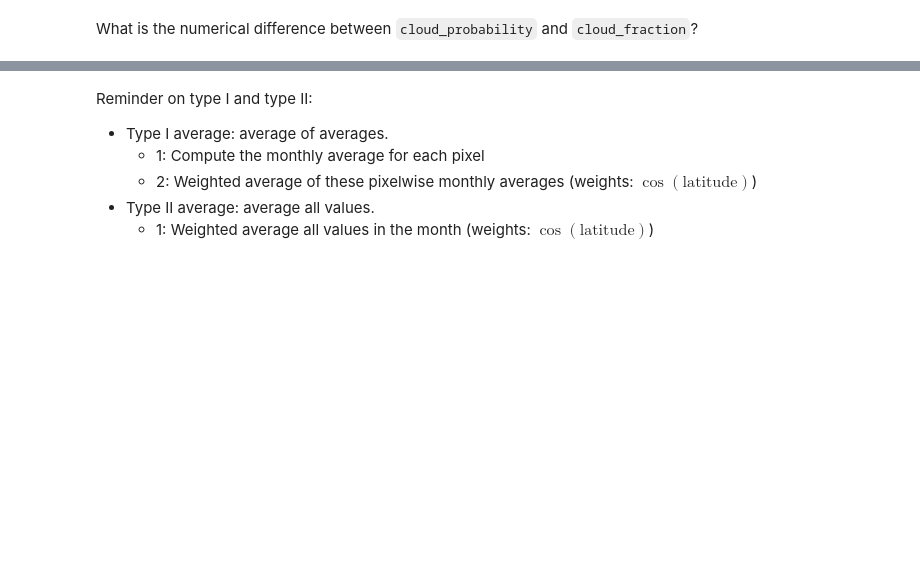
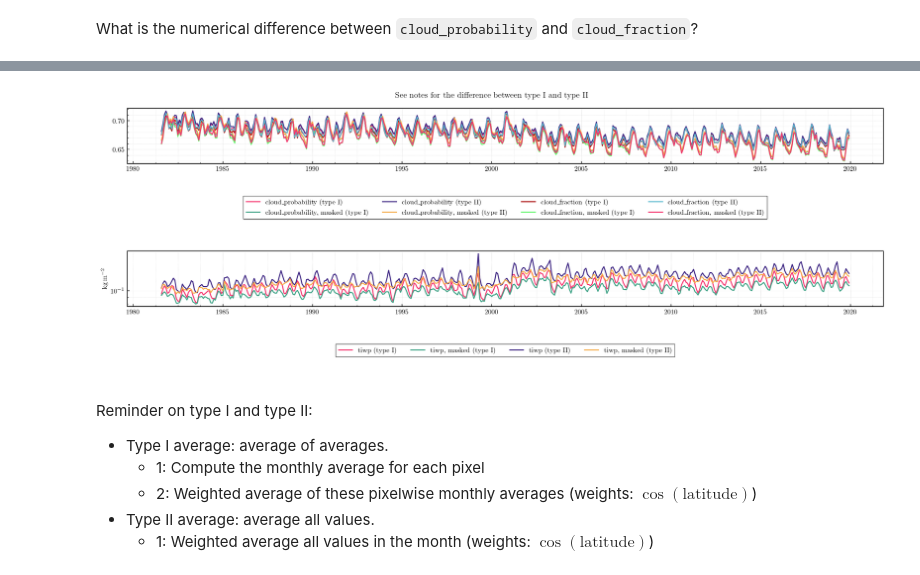
Before and after one commit to SEE-GEO/ccic_climate_record_analysis, a Jupyter notebook: notebooks/timeseries_patmos-x.ipynb, the cells around one changed output, grey strips where cells are left out. Saved outputs shown, nothing was run; the diff lists cells and outputs as text; code cells hidden in the pictures; blank space fills up the shorter version.

```diff
--- a/notebooks/timeseries_patmos-x.ipynb
+++ b/notebooks/timeseries_patmos-x.ipynb
@@ -307,7 +297,7 @@ plt.show()
 # 2nd: plot
 
 weights_latitude = np.cos(np.deg2rad(ds_results.latitude))
-for var in ['cloud_probability', 'cloud_fraction', 'tiwp', 'tiwp_mixed']:
+for var in ['cloud_probability', 'cloud_fraction', 'tiwp']:
     single_weights = weights_latitude
     arr_var_single_weighted = ds[var].weighted(single_weights)
     arr_var_masked_single_weighted = ds[var].where(mask == True).weighted(single_weights)
@@ -319,16 +309,16 @@ for var in ['cloud_probability', 'cloud_fraction', 'tiwp', 'tiwp_mixed']:
     ds_results = ds_results.merge(
         xr.Dataset(
             data_vars={
-                f'{var}_lataverage': (
+                f'{var}_typeIaverage': (
                     'time', arr_var_single_weighted.mean(dim=('longitude', 'latitude'), skipna=True).data
                 ),
-                f'{var}_lataverage_masked': (
+                f'{var}_typeIaverage_masked': (
                     'time', arr_var_masked_single_weighted.mean(dim=('longitude', 'latitude'), skipna=True).data
                 ),
-                f'{var}_latcountaverage': (
+                f'{var}_typeIIaverage': (
                     'time', arr_var_double_weighted.mean(dim=('longitude', 'latitude'), skipna=True).data
                 ),
-                f'{var}_latcountaverage_masked': (
+                f'{var}_typeIIaverage_masked': (
                     'time', arr_var_masked_double_weighted.mean(dim=('longitude', 'latitude'), skipna=True).data
                 ),
             },
@@ -357,7 +347,7 @@ for i, var in enumerate(['cloud_probability', 'cloud_fraction']):
     color = f'C{i*4}'
     ax_cloud.plot(
         ds_results.time.data,
-        ds_results[f'{var}_lataverage'].data,
+        ds_results[f'{var}_typeIaverage'].data,
         color=color,
         label=f'{var} (type I)'
     )
@@ -365,7 +355,7 @@ for i, var in enumerate(['cloud_probability', 'cloud_fraction']):
     color = f'C{i*4+1}'
     ax_cloud.plot(
         ds_results.time.data,
-        ds_results[f'{var}_lataverage_masked'].data,
+        ds_results[f'{var}_typeIaverage_masked'].data,
         color=color,
         label=f'{var}, masked (type I)'
     )
@@ -373,7 +363,7 @@ for i, var in enumerate(['cloud_probability', 'cloud_fraction']):
     color = f'C{i*4+2}'
     ax_cloud.plot(
         ds_results.time.data,
-        ds_results[f'{var}_latcountaverage'].data,
+        ds_results[f'{var}_typeIIaverage'].data,
         color=color,
         label=f'{var} (type II)'
     )
@@ -381,7 +371,7 @@ for i, var in enumerate(['cloud_probability', 'cloud_fraction']):
     color = f'C{i*4+3}'
     ax_cloud.plot(
         ds_results.time.data,
-        ds_results[f'{var}_latcountaverage_masked'].data,
+        ds_results[f'{var}_typeIIaverage_masked'].data,
         color=color,
         label=f'{var}, masked (type II)'
     )
@@ -403,7 +393,7 @@ ax_cloud_legend.legend(
 )
 # ax_cloud.set_ylim(0, 1)
 
-for i, var in enumerate(['tiwp', 'tiwp_mixed']):
+for i, var in enumerate(['tiwp']):
     weights_count = ds[f'{var}_count'].astype(float)
     weights_count.data = 1 / np.where(weights_count == 0, np.nan, weights_count)
     weights = weights_latitude * weights_count
@@ -413,7 +403,7 @@ for i, var in enumerate(['tiwp', 'tiwp_mixed']):
     color = f'C{i*4}'
     ax_tiwp.plot(
         ds_results.time.data,
-        ds_results[f'{var}_lataverage'].data * 1e-3,
+        ds_results[f'{var}_typeIaverage'].data * 1e-3,
         color=color,
         label=f'{var} (type I)'
     )
@@ -421,7 +411,7 @@ for i, var in enumerate(['tiwp', 'tiwp_mixed']):
     color = f'C{i*4+1}'
     ax_tiwp.plot(
         ds_results.time.data,
-        ds_results[f'{var}_lataverage_masked'].data * 1e-3,
+        ds_results[f'{var}_typeIaverage_masked'].data * 1e-3,
         color=color,
         label=f'{var}, masked (type I)'
     )
@@ -429,7 +419,7 @@ for i, var in enumerate(['tiwp', 'tiwp_mixed']):
     color = f'C{i*4+2}'
     ax_tiwp.plot(
         ds_results.time.data,
-        ds_results[f'{var}_latcountaverage'].data * 1e-3,
+        ds_results[f'{var}_typeIIaverage'].data * 1e-3,
         color=color,
         label=f'{var} (type II)'
     )
@@ -437,39 +427,41 @@ for i, var in enumerate(['tiwp', 'tiwp_mixed']):
     color = f'C{i*4+3}'
     ax_tiwp.plot(
         ds_results.time.data,
-        ds_results[f'{var}_latcountaverage_masked'].data * 1e-3,
+        ds_results[f'{var}_typeIIaverage_masked'].data * 1e-3,
         color=color,
         label=f'{var}, masked (type II)'
     )
 
 ax_tiwp.set_ylabel(r'\si{\kilo\gram\per\square\metre}')
 
 ax_tiwp.minorticks_on()
 ax_tiwp.grid(
     which='both',
     alpha=alpha,
     color='grey',
     ls='dotted'
 )
 
 ax_tiwp_legend.set_axis_off()
 ax_tiwp_legend.legend(
     handles=ax_tiwp.get_legend_handles_labels()[0],
     labels=ax_tiwp.get_legend_handles_labels()[1],
     ncols=4,
     loc='center'
 )
 # ax_tiwp.set_ylim(5e-2, 1e0)
 ax_tiwp.set_yscale('log')
 
 fig.suptitle('See notes for the difference between type I and type II')
 
 fig.tight_layout()
 
 fig.savefig(f'../figures/PATMOSx_timeseries_{month_start}-{month_end}.pdf', bbox_inches='tight')
 fig.savefig(f'../figures/PATMOSx_timeseries_{month_start}-{month_end}.png', dpi=300, bbox_inches='tight')
 
 plt.show()
+# %% [output]
+[figure, added]
 # %% [markdown]
 Reminder on type I and type II:
 - Type I average: average of averages.
```
Also changed, not shown: parts of 7 cells of this notebook.
